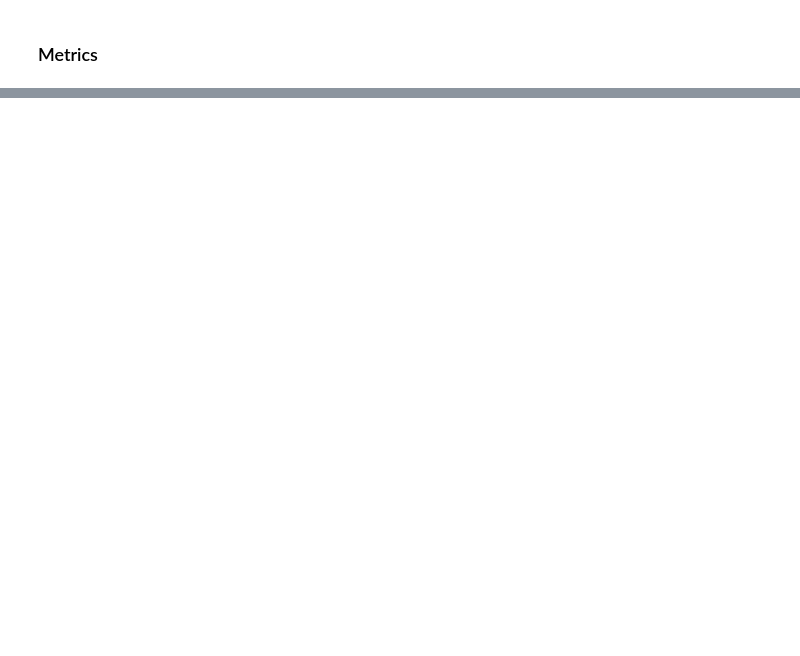
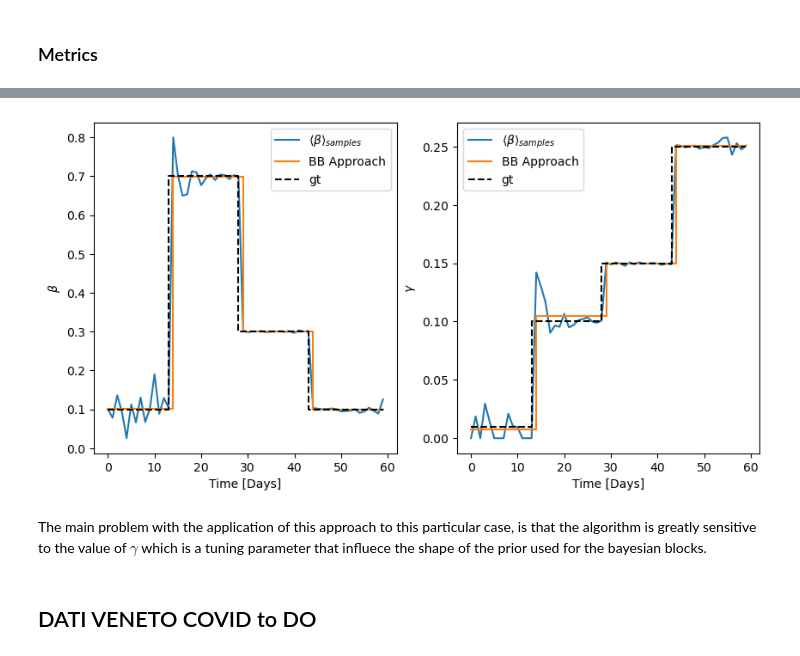
Before and after one commit to threeblueonebrowneyes/bayesian-sir-with-changing-points, a Jupyter notebook: Bayes_SIR.ipynb, the cells around one changed output, grey strips where cells are left out. Cells and saved outputs as stored; diff of their text form; code cells hidden in the pictures; blank space fills up the shorter version.

Commit message:
Implements paper results + BB approach

```diff
--- a/Bayes_SIR.ipynb
+++ b/Bayes_SIR.ipynb
@@ -728,0 +751,42 @@ MI: 0.6439276105846123
+# %%
+avg_beta = np.mean(beta_samples, axis=0)
+ch_points_beta = np.ceil(astro_mecha.bayesian_blocks(t=np.arange(T),
+                                                x = avg_beta,
+                                                fitness='measures',
+                                                gamma=0.9)).astype(int)
+
+beta_bb = [np.mean(avg_beta[ch_points_beta[i]:ch_points_beta[i+1]]) for i in range(len(ch_points_beta)-1)]
+beta_bb.append(beta_bb[-1])
+
+
+avg_gamma = np.mean(gamma_samples, axis=0)
+ch_points_gamma = np.ceil(astro_mecha.bayesian_blocks(t=np.arange(T),
+                                                x = avg_gamma,
+                                                fitness='measures',
+                                                gamma=0.995)).astype(int)
+
+gamma_bb = [np.mean(avg_gamma[ch_points_gamma[i]:ch_points_gamma[i+1]]) for i in range(len(ch_points_gamma)-1)]
+gamma_bb.append(gamma_bb[-1])
+# %%
+fig, ax = plt.subplots(1,2, figsize=(10,5))
+
+ax[0].plot(np.arange(T),np.mean(beta_samples, axis=0), label=r'$\langle \beta \rangle_{samples}$')
+ax[0].step(ch_points_beta, beta_bb, where='post', label='BB Approach')
+ax[0].step(np.arange(T), gt_beta_time, linestyle ='--', color='k', label='gt')
+ax[0].legend(loc='upper right')
+ax[0].set_xlabel(r'Time [Days]')
+ax[0].set_ylabel(r'$\beta$')
+
+
+ax[1].plot(np.arange(T),np.mean(gamma_samples, axis=0), label=r'$\langle \beta \rangle_{samples}$')
+ax[1].step(ch_points_gamma, gamma_bb, where='post', label='BB Approach')
+ax[1].step(np.arange(T), gt_gamma_time, linestyle ='--', color='k', label='gt')
+ax[1].legend(loc='upper left')
+ax[1].set_xlabel(r'Time [Days]')
+ax[1].set_ylabel(r'$\gamma$');
+# %% [output]
+[figure, added]
+# %% [markdown]
+The main problem with the application of this approach to this particular case, is that the algorithm is greatly sensitive to the value of $\gamma$ which is a tuning parameter that influece the shape of the prior used for the bayesian blocks.
+# %% [markdown]
+## DATI VENETO COVID to DO
```
Also changed, not shown: parts of 36 cells of this notebook, 1 other file.
